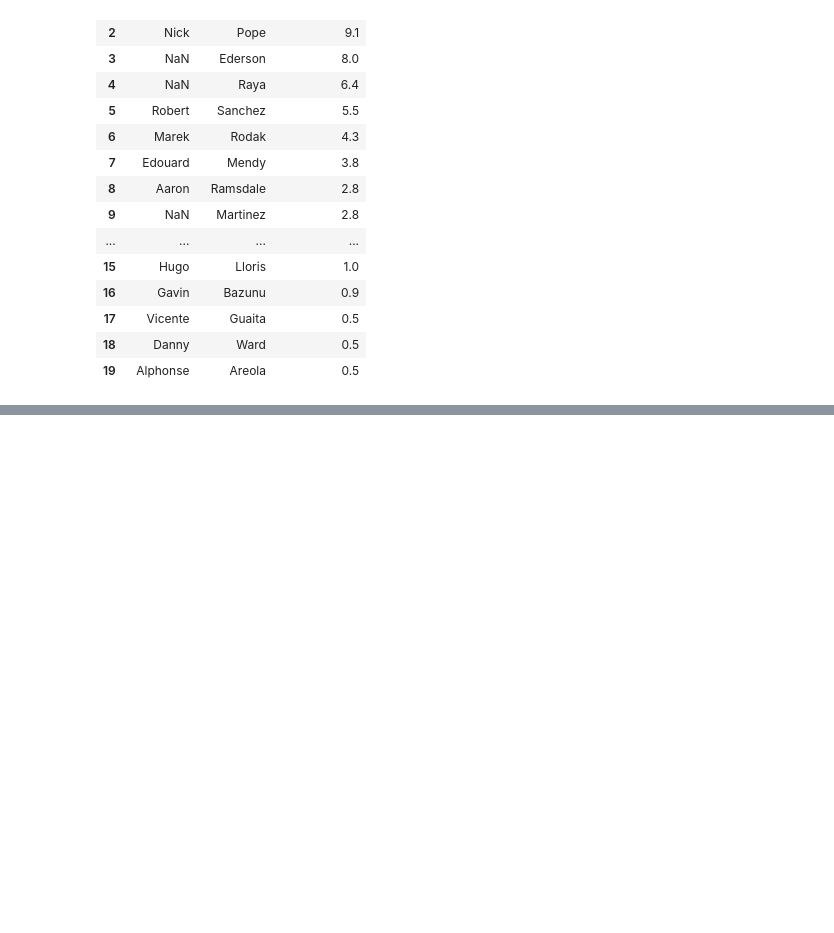
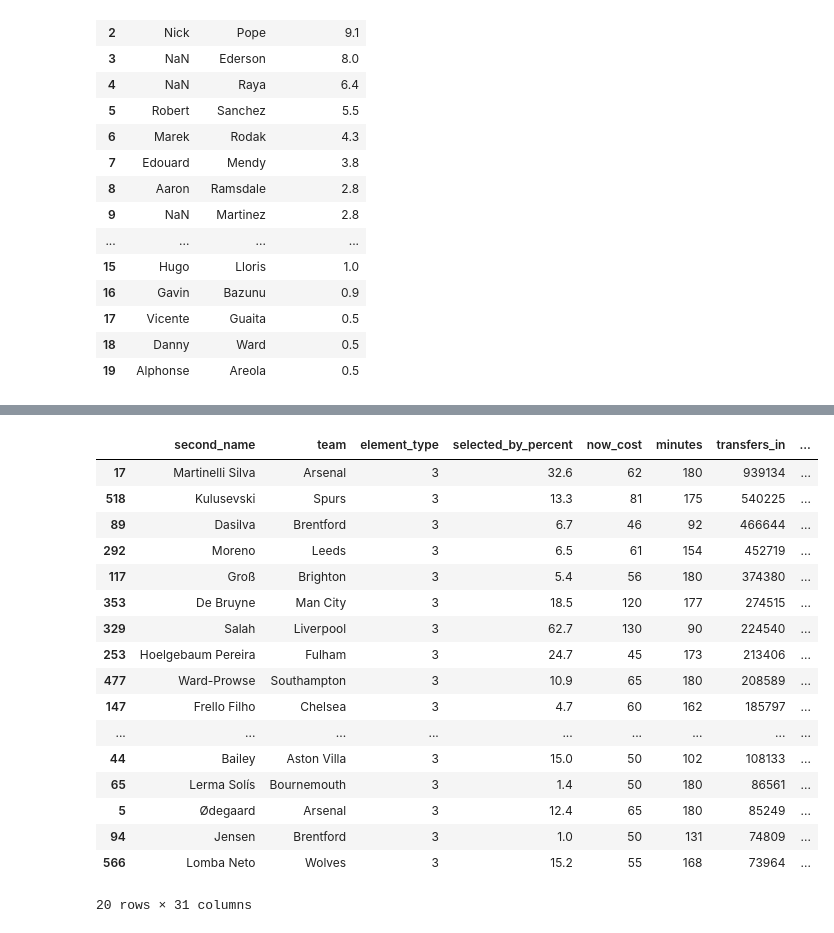
Before and after one commit to loaiwalid07/fantasy, a Jupyter notebook: analysis_note.ipynb, the cells around one changed output, grey strips where cells are left out. Cells and saved outputs as stored; diff of their text form; code cells hidden in the pictures; blank space fills up the shorter version.

```diff
--- a/analysis_note.ipynb
+++ b/analysis_note.ipynb
@@ -231,0 +222,7 @@ data[data.PositionsList == 'GLK'].sort_values(by=[data.columns[(data.columns.get
+# %%
+# Import data from FPL API
+
+url = 'https://fantasy.premierleague.com/api/bootstrap-static/'
+r = requests.get(url)
+data_json = r.json()
+print(data_json.keys())
@@ -231,0 +298,22 @@ data[data.PositionsList == 'GLK'].sort_values(by=[data.columns[(data.columns.get
+# %%
+mid_df = slim_elements_df.loc[slim_elements_df.position == 'Midfielder']
+mid_df.sort_values('transfers_in',ascending=False).head(20)
+# %% [output]
+|  | second_name | team | element_type | selected_by_percent | now_cost | minutes | transfers_in | ... |
+| 17 | Martinelli Silva | Arsenal | 3 | 32.6 | 62 | 180 | 939134 | ... |
+| 518 | Kulusevski | Spurs | 3 | 13.3 | 81 | 175 | 540225 | ... |
+| 89 | Dasilva | Brentford | 3 | 6.7 | 46 | 92 | 466644 | ... |
+| 292 | Moreno | Leeds | 3 | 6.5 | 61 | 154 | 452719 | ... |
+| 117 | Groß | Brighton | 3 | 5.4 | 56 | 180 | 374380 | ... |
+| 353 | De Bruyne | Man City | 3 | 18.5 | 120 | 177 | 274515 | ... |
+| 329 | Salah | Liverpool | 3 | 62.7 | 130 | 90 | 224540 | ... |
+| 253 | Hoelgebaum Pereira | Fulham | 3 | 24.7 | 45 | 173 | 213406 | ... |
+| 477 | Ward-Prowse | Southampton | 3 | 10.9 | 65 | 180 | 208589 | ... |
+| 147 | Frello Filho | Chelsea | 3 | 4.7 | 60 | 162 | 185797 | ... |
+| ... | ... | ... | ... | ... | ... | ... | ... | ... |
+| 44 | Bailey | Aston Villa | 3 | 15.0 | 50 | 102 | 108133 | ... |
+| 65 | Lerma Solís | Bournemouth | 3 | 1.4 | 50 | 180 | 86561 | ... |
+| 5 | Ødegaard | Arsenal | 3 | 12.4 | 65 | 180 | 85249 | ... |
+| 94 | Jensen | Brentford | 3 | 1.0 | 50 | 131 | 74809 | ... |
+| 566 | Lomba Neto | Wolves | 3 | 15.2 | 55 | 168 | 73964 | ... |
+20 rows × 31 columns
```
Also changed, not shown: parts of 13 cells of this notebook.
